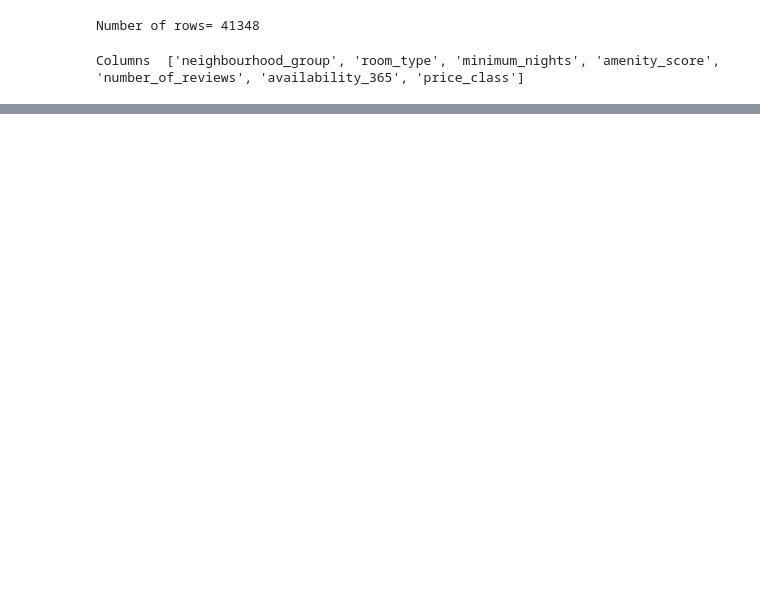
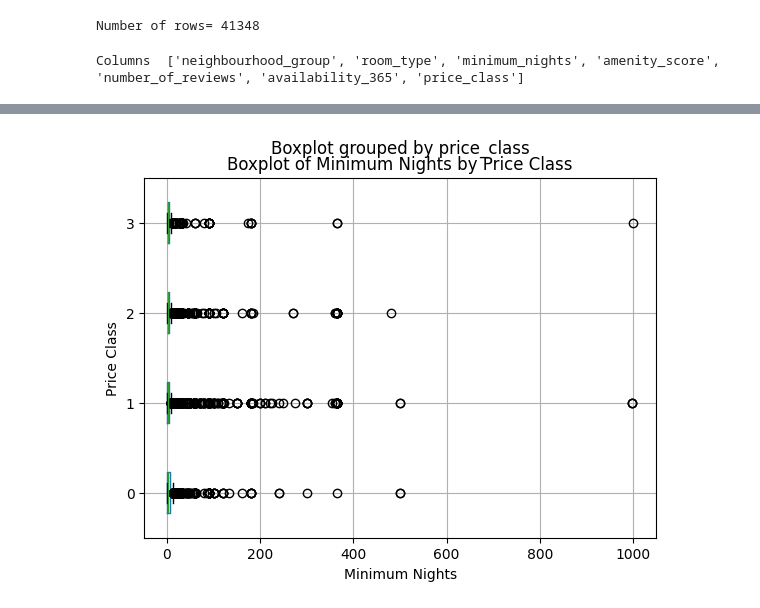
Before and after one commit to ZainGulbaz/Deep-Learning-PA1, a Jupyter notebook: eda.ipynb, the cells around one changed output, grey strips where cells are left out. Drawn from its saved outputs; the diff is of its cells as text; code cells hidden in the pictures; blank space fills up the shorter version.

```diff
--- a/eda.ipynb
+++ b/eda.ipynb
@@ -31,0 +168,8 @@ dtype: object
+# %%
+
+df.boxplot(column="minimum_nights", by="price_class", vert=False)
+plt.xlabel("Minimum Nights");
+plt.ylabel("Price Class");
+plt.title("Boxplot of Minimum Nights by Price Class");
+# %% [output]
+[figure, added]
```
Also changed, not shown: parts of 17 cells of this notebook.
